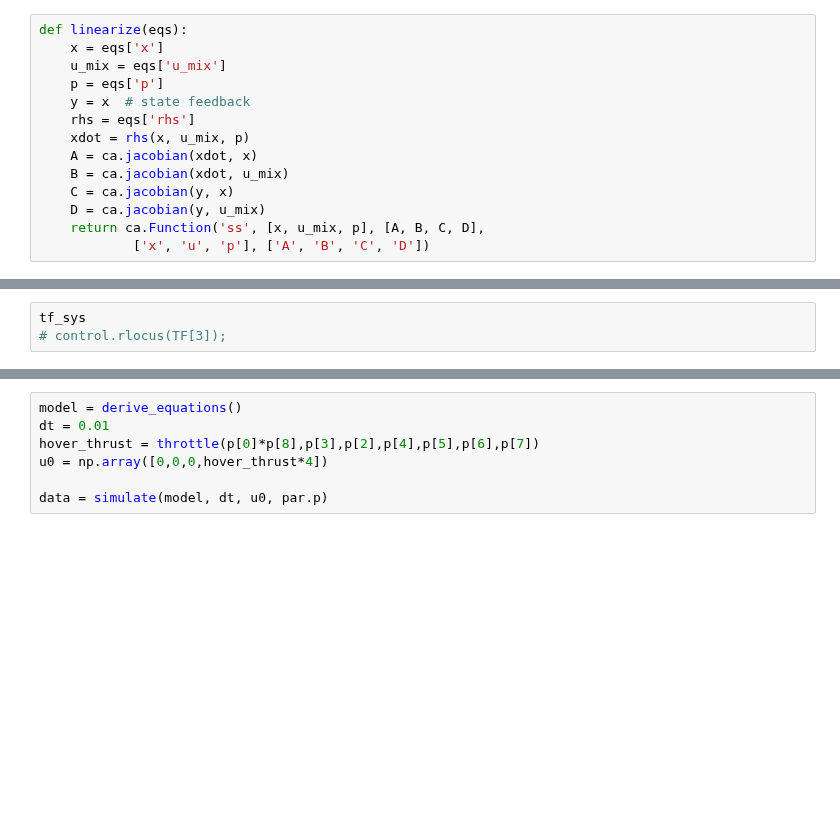
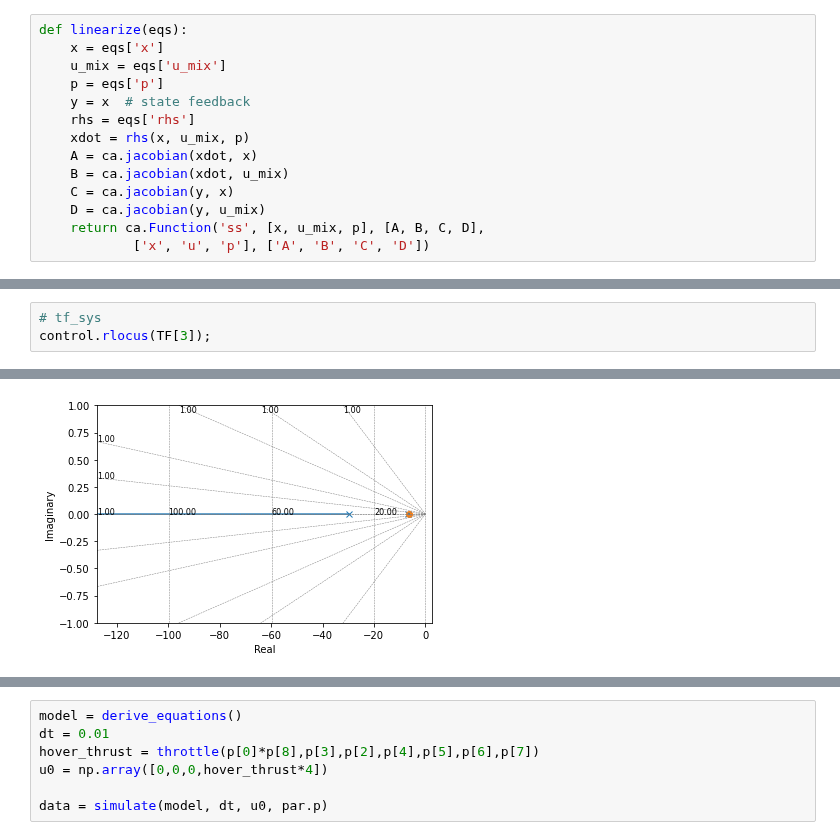
Before and after one commit to jjffkkgg/pytorch_practice, a Jupyter notebook: python/reference_nb/quadrotor_sim.ipynb, the cells around one changed output, grey strips where cells are left out. Saved outputs shown, nothing was run; the diff lists cells and outputs as text; blank space fills up the shorter version.

```diff
--- a/python/reference_nb/quadrotor_sim.ipynb
+++ b/python/reference_nb/quadrotor_sim.ipynb
@@ -307,4 +308,4 @@ plt.plot(t,y)
 # %%
-tf_sys
-# control.rlocus(TF[3]);
+# tf_sys
+control.rlocus(TF[3]);
 # %% [output]
@@ -312,3 +312,4 @@ $$\begin{bmatrix}\frac{105.4}{s}&\frac{5.287 \times 10^{-15}}{s}&\frac{1.057 \ti
+[figure, added]
 # %%
 def simulate(eqs: dict, dt: float, u0: np.array, p: list) -> dict:
     lin_state_func = linearize(eqs)
```
Also changed, not shown: parts of 6 cells of this notebook, 4 other files.
